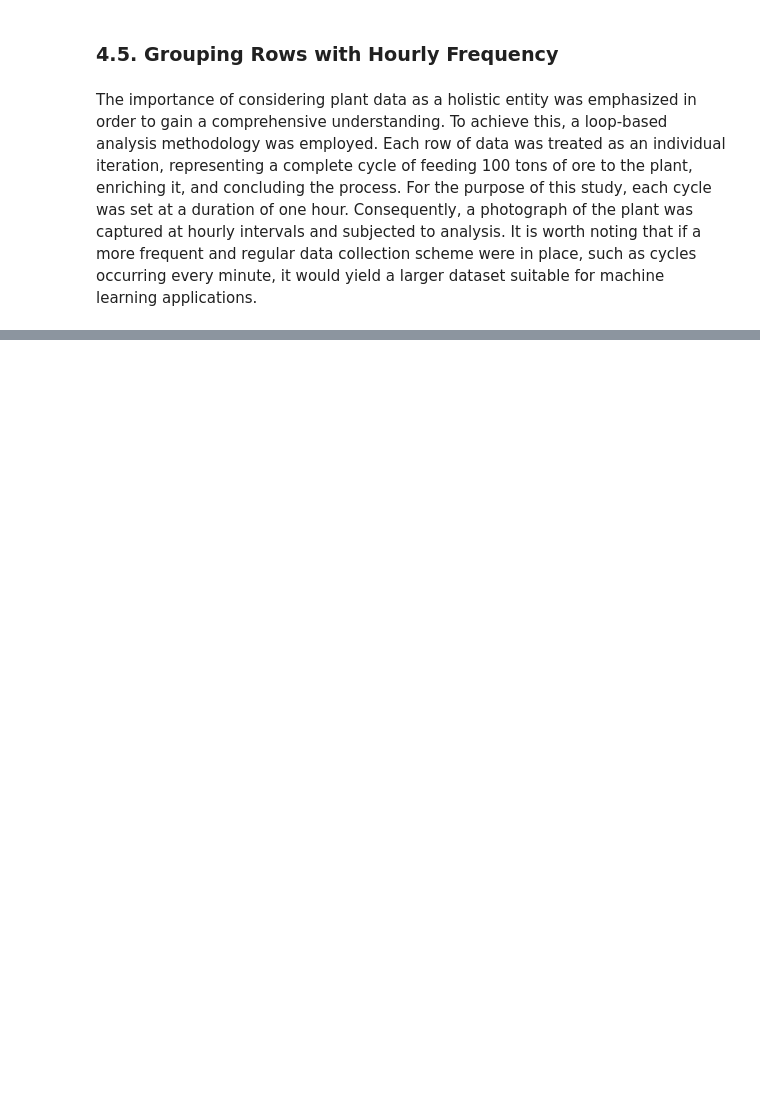
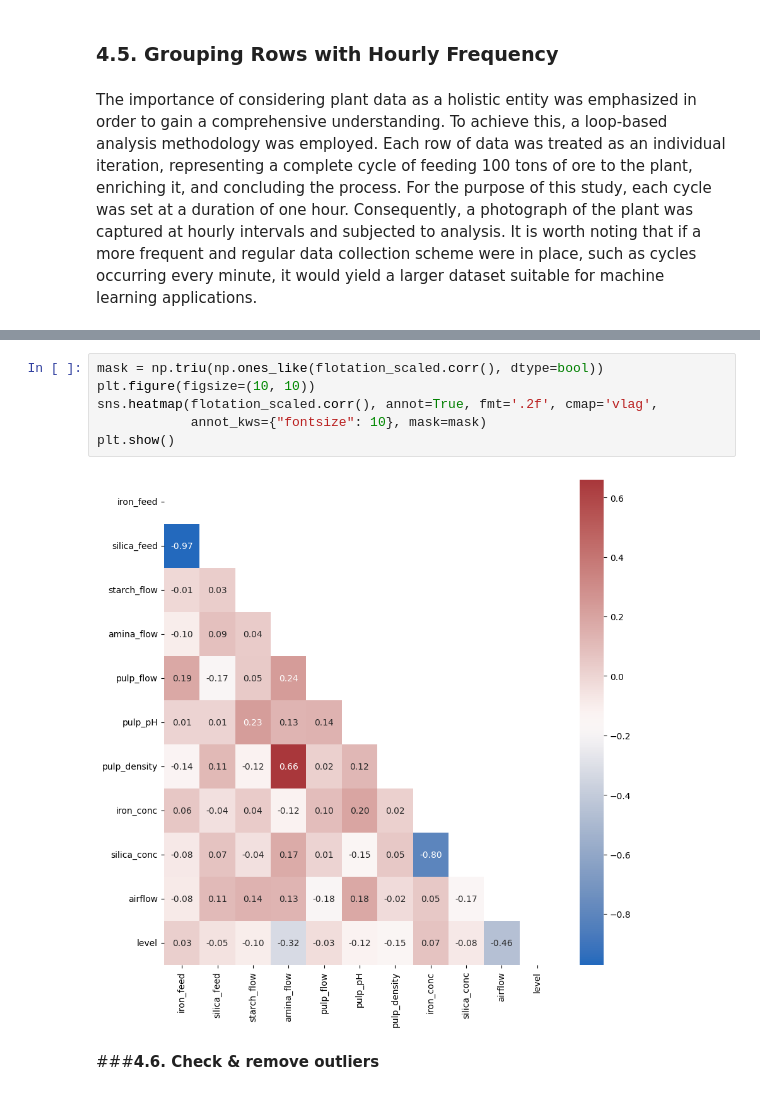
Before and after one commit to ArifAygun/Iron-Ore-Froth-Flotation-Quality-Prediction, a Jupyter notebook: AA_Graduate_Project_1.ipynb, the cells around one changed output, grey strips where cells are left out. Drawn from its saved outputs; the diff is of its cells as text; blank space fills up the shorter version.

```diff
--- a/AA_Graduate_Project_1.ipynb
+++ b/AA_Graduate_Project_1.ipynb
@@ -439,0 +459,10 @@ The number of rows fell to 4097 from 737453. Every rows means calculations on co
+# %%
+mask = np.triu(np.ones_like(flotation_scaled.corr(), dtype=bool))
+plt.figure(figsize=(10, 10))
+sns.heatmap(flotation_scaled.corr(), annot=True, fmt='.2f', cmap='vlag',
+            annot_kws={"fontsize": 10}, mask=mask)
+plt.show()
+# %% [output]
+[figure, added]
+# %% [markdown]
+###**4.6. Check & remove outliers**
```
Also changed, not shown: parts of 45 cells of this notebook.
